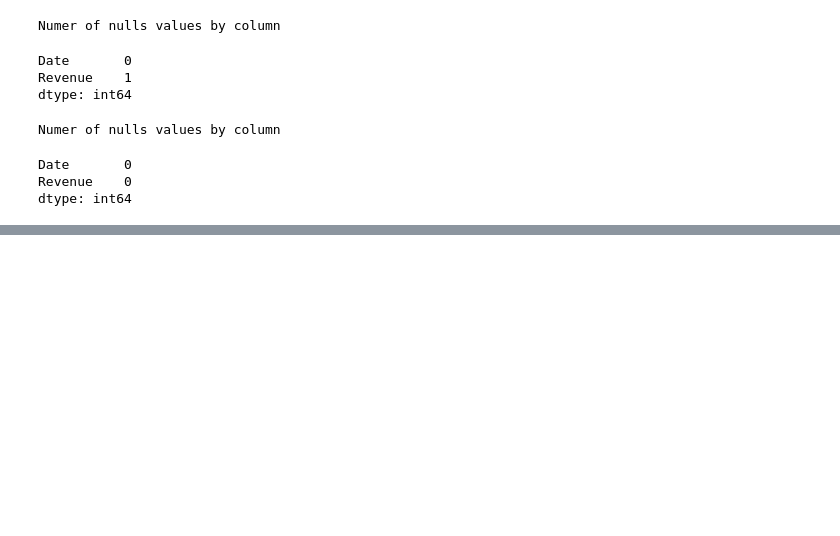
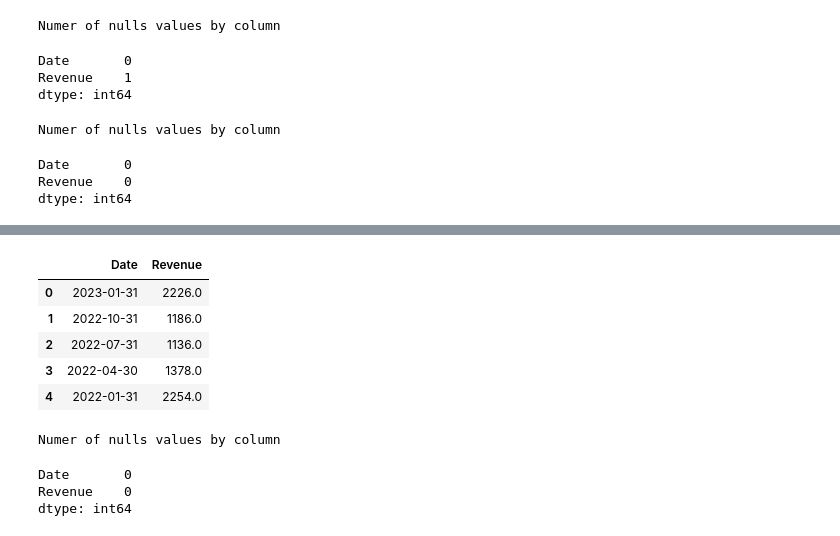
Before and after one commit to AsaelSolorio/Analyzing_Stock_Revenue_Data_WebScrapping, a Jupyter notebook: file_Extracting_Stock_Data.ipynb, the cells around one changed output, grey strips where cells are left out. Drawn from its saved outputs; the diff is of its cells as text; code cells hidden in the pictures; blank space fills up the shorter version.

```diff
--- a/file_Extracting_Stock_Data.ipynb
+++ b/file_Extracting_Stock_Data.ipynb
@@ -120,0 +176,30 @@ dtype: int64
+# %%
+#here we rename the columns name for date and revenue
+cols = gme_revenue.columns
+gme_revenue.rename (columns = {cols[0]:'Date',cols[1]:'Revenue'}, inplace=True)
+# %%
+##here we replace the dollar sign into a gap, and the comma sign into a gap blanket so we can tranform it later
+gme_revenue['Revenue'] = gme_revenue['Revenue'].str.replace("$" , "").str.replace(',', '')
+# %%
+#here we transform the str type to a floar type numbers
+gme_revenue['Revenue'] = gme_revenue['Revenue'].astype(float)
+# %%
+###check if everything looks good so far
+gme_revenue.head()
+# %% [output]
+|  | Date | Revenue |
+| 0 | 2023-01-31 | 2226.0 |
+| 1 | 2022-10-31 | 1186.0 |
+| 2 | 2022-07-31 | 1136.0 |
+| 3 | 2022-04-30 | 1378.0 |
+| 4 | 2022-01-31 | 2254.0 |
+# %%
+##now, another step we can do, is to clean NaN/Null Values
+##we run the next command to check how many null values we got
+print("Numer of nulls values by column")
+gme_revenue.isna().sum()
+# %% [output]
+Numer of nulls values by column
+Date       0
+Revenue    0
+dtype: int64
```
Also changed, not shown: parts of 9 cells of this notebook.
